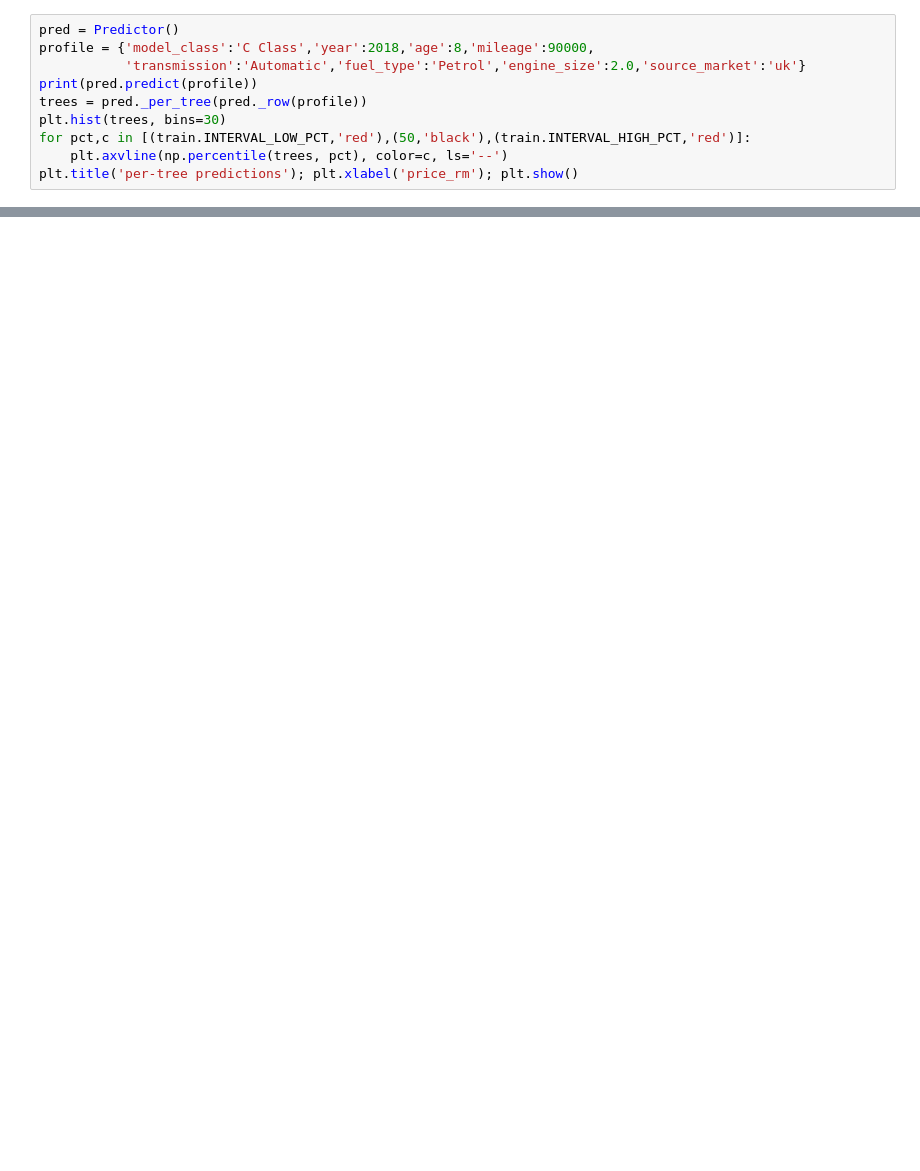
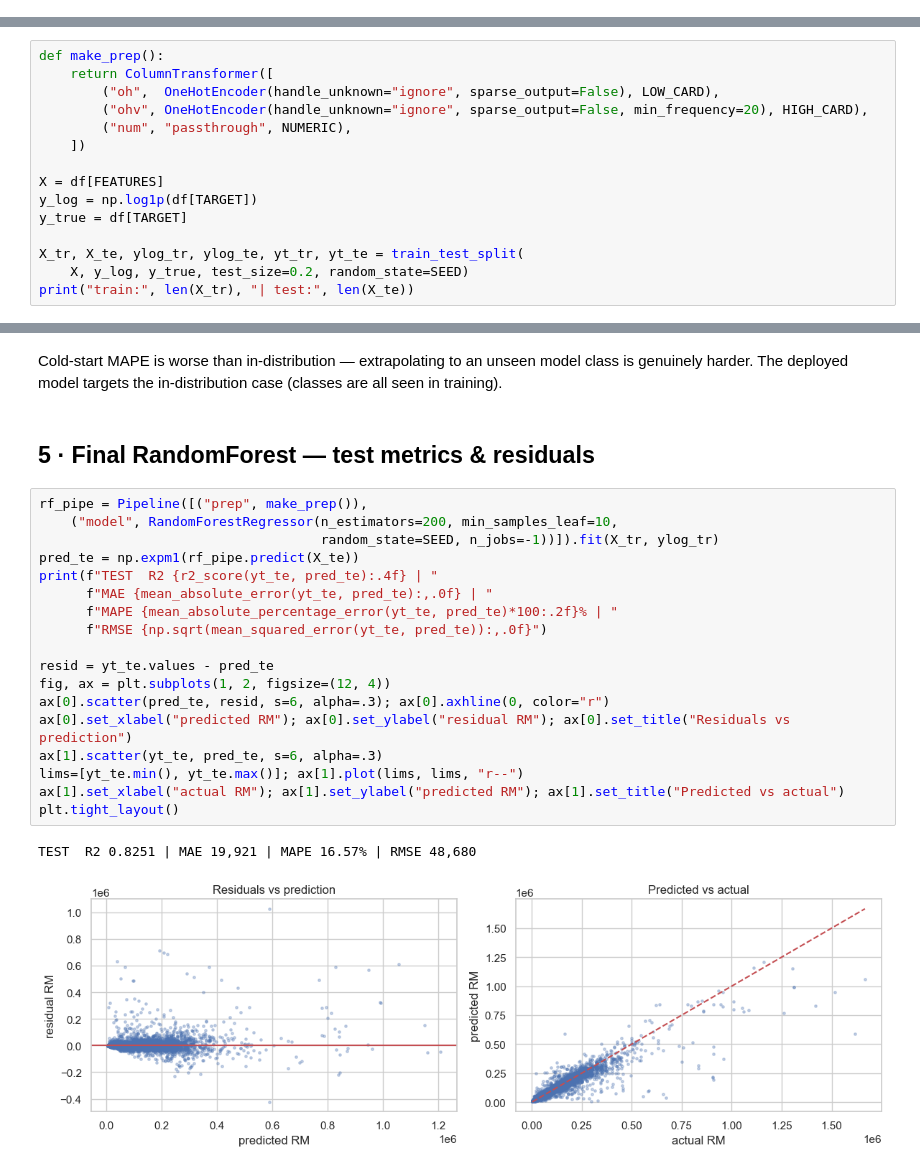
Before and after one commit to CodesTree/Clorox_Mercedes_26, a Jupyter notebook: backend/ml/notebooks/03_data_modelling/03_modeling.ipynb, the cells around one changed output, grey strips where cells are left out. Cells and saved outputs as stored; diff of their text form; blank space fills up the shorter version.

```diff
--- a/backend/ml/notebooks/03_data_modelling/03_modeling.ipynb
+++ b/backend/ml/notebooks/03_data_modelling/03_modeling.ipynb
@@ -45,10 +0,0 @@ Profile market defaults to `uk` (prediction reads as UK-price-level in RM unless
-# %%
-pred = Predictor()
-profile = {'model_class':'C Class','year':2018,'age':8,'mileage':90000,
-           'transmission':'Automatic','fuel_type':'Petrol','engine_size':2.0,'source_market':'uk'}
-print(pred.predict(profile))
-trees = pred._per_tree(pred._row(profile))
-plt.hist(trees, bins=30)
-for pct,c in [(train.INTERVAL_LOW_PCT,'red'),(50,'black'),(train.INTERVAL_HIGH_PCT,'red')]:
-    plt.axvline(np.percentile(trees, pct), color=c, ls='--')
-plt.title('per-tree predictions'); plt.xlabel('price_rm'); plt.show()
@@ -61,0 +75,15 @@ sns.lineplot(data=curve, x='year', y='retained_pct', marker='o'); plt.title('ret
+# %%
+def make_prep():
+    return ColumnTransformer([
+        ("oh",  OneHotEncoder(handle_unknown="ignore", sparse_output=False), LOW_CARD),
+        ("ohv", OneHotEncoder(handle_unknown="ignore", sparse_output=False, min_frequency=20), HIGH_CARD),
+        ("num", "passthrough", NUMERIC),
+    ])
+
+X = df[FEATURES]
+y_log = np.log1p(df[TARGET])
+y_true = df[TARGET]
+
+X_tr, X_te, ylog_tr, ylog_te, yt_tr, yt_te = train_test_split(
+    X, y_log, y_true, test_size=0.2, random_state=SEED)
+print("train:", len(X_tr), "| test:", len(X_te))
@@ -61,0 +163,27 @@ sns.lineplot(data=curve, x='year', y='retained_pct', marker='o'); plt.title('ret
+# %% [markdown]
+Cold-start MAPE is worse than in-distribution — extrapolating to an unseen model class is
+genuinely harder. The deployed model targets the in-distribution case (classes are all seen in
+training).
+# %% [markdown]
+## 5 · Final RandomForest — test metrics & residuals
+# %%
+rf_pipe = Pipeline([("prep", make_prep()),
+    ("model", RandomForestRegressor(n_estimators=200, min_samples_leaf=10,
+                                    random_state=SEED, n_jobs=-1))]).fit(X_tr, ylog_tr)
+pred_te = np.expm1(rf_pipe.predict(X_te))
+print(f"TEST  R2 {r2_score(yt_te, pred_te):.4f} | "
+      f"MAE {mean_absolute_error(yt_te, pred_te):,.0f} | "
+      f"MAPE {mean_absolute_percentage_error(yt_te, pred_te)*100:.2f}% | "
+      f"RMSE {np.sqrt(mean_squared_error(yt_te, pred_te)):,.0f}")
+
+resid = yt_te.values - pred_te
+fig, ax = plt.subplots(1, 2, figsize=(12, 4))
+ax[0].scatter(pred_te, resid, s=6, alpha=.3); ax[0].axhline(0, color="r")
+ax[0].set_xlabel("predicted RM"); ax[0].set_ylabel("residual RM"); ax[0].set_title("Residuals vs prediction")
+ax[1].scatter(yt_te, pred_te, s=6, alpha=.3)
+lims=[yt_te.min(), yt_te.max()]; ax[1].plot(lims, lims, "r--")
+ax[1].set_xlabel("actual RM"); ax[1].set_ylabel("predicted RM"); ax[1].set_title("Predicted vs actual")
+plt.tight_layout()
+# %% [output]
+TEST  R2 0.8251 | MAE 19,921 | MAPE 16.57% | RMSE 48,680
+[figure, added]
```
Also changed, not shown: parts of 35 cells of this notebook, 8 other files.
